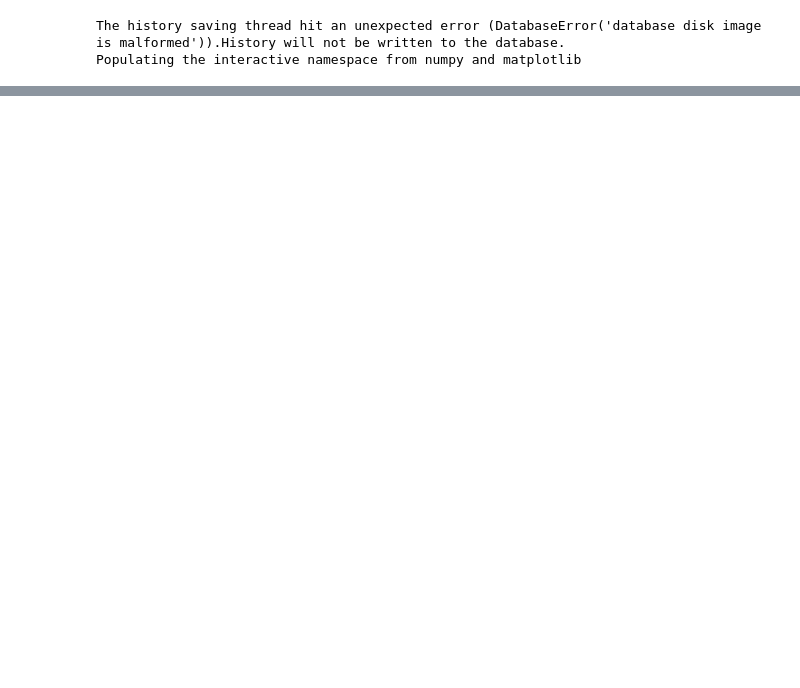
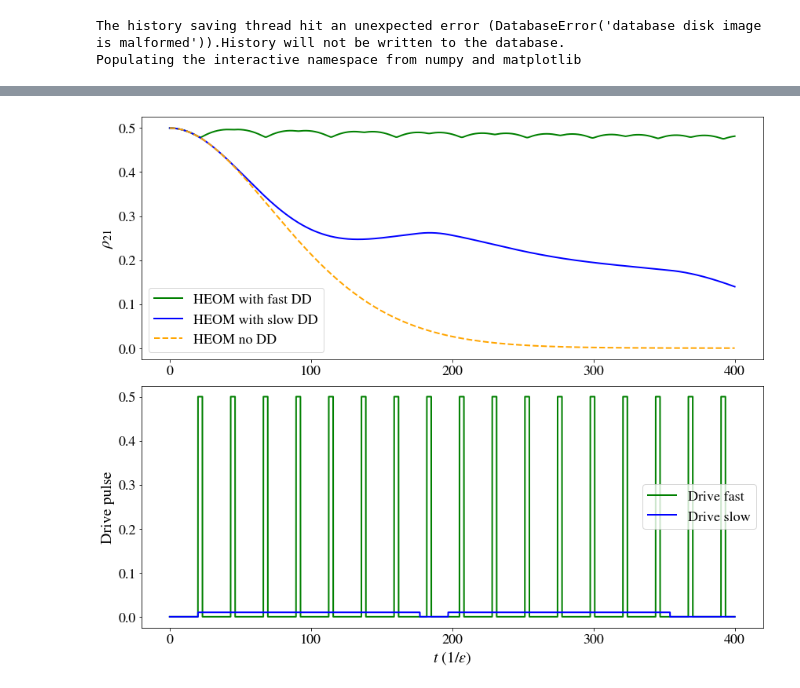
Before and after one commit to tehruhn/bofin_fast, a Jupyter notebook: example 3 dynamical decoupling.ipynb, the cells around one changed output, grey strips where cells are left out. Saved outputs shown, nothing was run; the diff lists cells and outputs as text; code cells hidden in the pictures; blank space fills up the shorter version.

```diff
--- a/example 3 dynamical decoupling.ipynb
+++ b/example 3 dynamical decoupling.ipynb
@@ -575,0 +365,65 @@ axes2.plot(tlist2, pulse, 'blue', linestyle='-', linewidth=2, label="P12 dd")
+# %%
+matplotlib.rcParams['figure.figsize'] = (7, 5)
+matplotlib.rcParams['axes.titlesize'] = 25
+matplotlib.rcParams['axes.labelsize'] = 20
+matplotlib.rcParams['xtick.labelsize'] = 18
+matplotlib.rcParams['ytick.labelsize'] = 18
+matplotlib.rcParams['legend.fontsize'] = 18
+matplotlib.rcParams['axes.grid'] = False
+matplotlib.rcParams['savefig.bbox'] = 'tight'
+matplotlib.rcParams['lines.markersize'] = 5
+matplotlib.rcParams['font.family'] = 'STIXGeneral'
+matplotlib.rcParams['mathtext.fontset'] =  'stix'
+# %%
+#P2HEOM=expect(output.states,P2)
+
+
+fig, axes = plt.subplots(2, 1, sharex=False, figsize=(12,10))
+
+
+
+P12DD=expect(outputDD.states,basis(2,1)*basis(2,0).dag())
+P12noDD=expect(outputnoDD.states,basis(2,1)*basis(2,0).dag())
+
+P12DDslow=expect(outputDDslow.states,basis(2,1)*basis(2,0).dag())
+P12noDDslow=expect(outputnoDDslow.states,basis(2,1)*basis(2,0).dag())
+
+
+axes[0].plot(tlist2, real(P12DD), 'green', linestyle='-', linewidth=2, label="HEOM with fast DD")
+axes[0].plot(tlist2, real(P12DDslow), 'blue', linestyle='-', linewidth=2, label="HEOM with slow DD")
+axes[0].plot(tlist2, real(P12noDD), 'orange', linestyle='--', linewidth=2, label="HEOM no DD")
+
+
+axes[0].locator_params(axis='y', nbins=6)
+axes[0].locator_params(axis='x', nbins=6)
+
+
+axes[0].set_ylabel(r"$\rho_{21}$")#, fontsize=20)
+
+axes[0].legend()
+
+
+pulse = [drive(t) for t in tlist2]
+pulseslow = [driveslow(t) for t in tlist2]
+
+
+axes[1].plot(tlist2, pulse, 'green', linestyle='-', linewidth=2, label="Drive fast")
+axes[1].plot(tlist2, pulseslow, 'blue', linestyle='-', linewidth=2, label="Drive slow")
+axes[1].legend()
+
+
+
+axes[1].locator_params(axis='y', nbins=6)
+axes[1].locator_params(axis='x', nbins=6)
+
+
+
+#axes[1].set_xlim(200,600)
+axes[1].set_xlabel(r'$t$ $(1/\epsilon)$')#, fontsize=20)
+axes[1].set_ylabel(r'Drive pulse')#, fontsize=20)
+#axes[1].legend(loc=0)
+
+fig.tight_layout()
+fig.savefig("ddfig.pdf")
+# %% [output]
+[figure, added]
```
Also changed, not shown: parts of 19 cells of this notebook, 3 other files.
